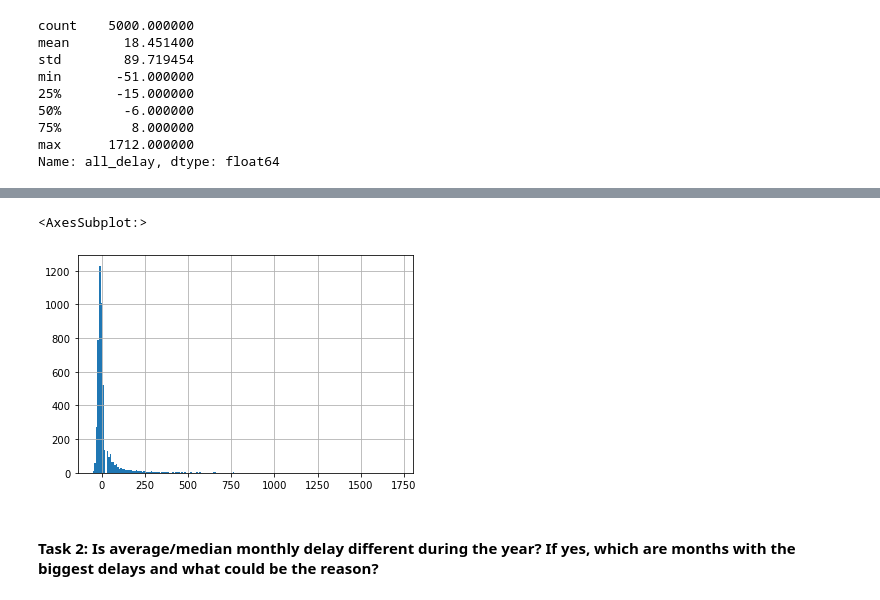
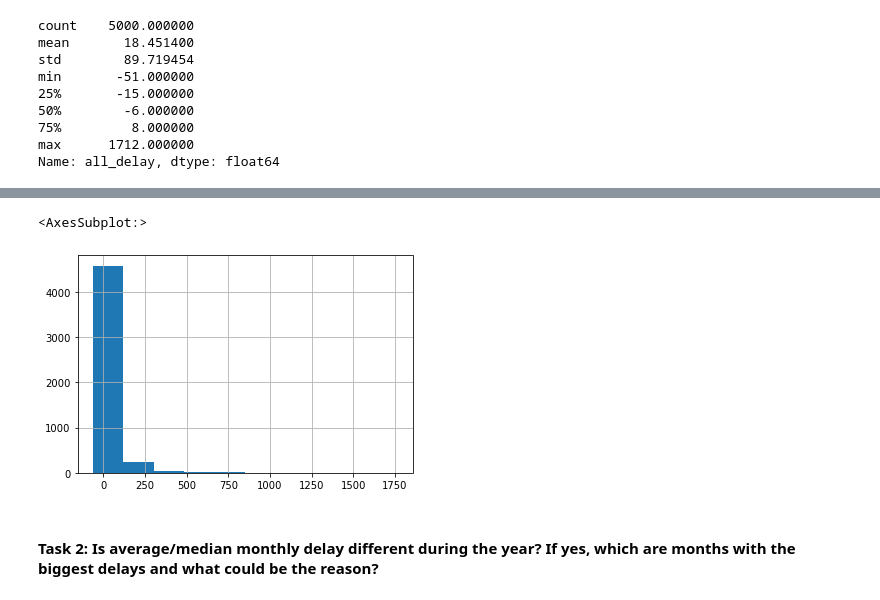
Before and after one commit to jamesjhjung/Flight_Delay_Project, a Jupyter notebook: exploratory_analysis_james.ipynb, the cells around one changed output, grey strips where cells are left out. Cells and saved outputs as stored; diff of their text form; code cells hidden in the pictures.

```diff
--- a/exploratory_analysis_james.ipynb
+++ b/exploratory_analysis_james.ipynb
@@ -75,8 +62,8 @@ Name: arr_delay, dtype: float64
 # %%
-df_flights['all_delay'].hist(bins = 200)
+df_flights['all_delay'].hist()
 # %% [output]
 <AxesSubplot:>
-[figure, old version]
+[figure, new version]
 # %% [markdown]
 #### **Task 2**: Is average/median monthly delay different during the year? If yes, which are months with the biggest delays and what could be the reason?
 # %%
```
Also changed, not shown: parts of 19 cells of this notebook.
